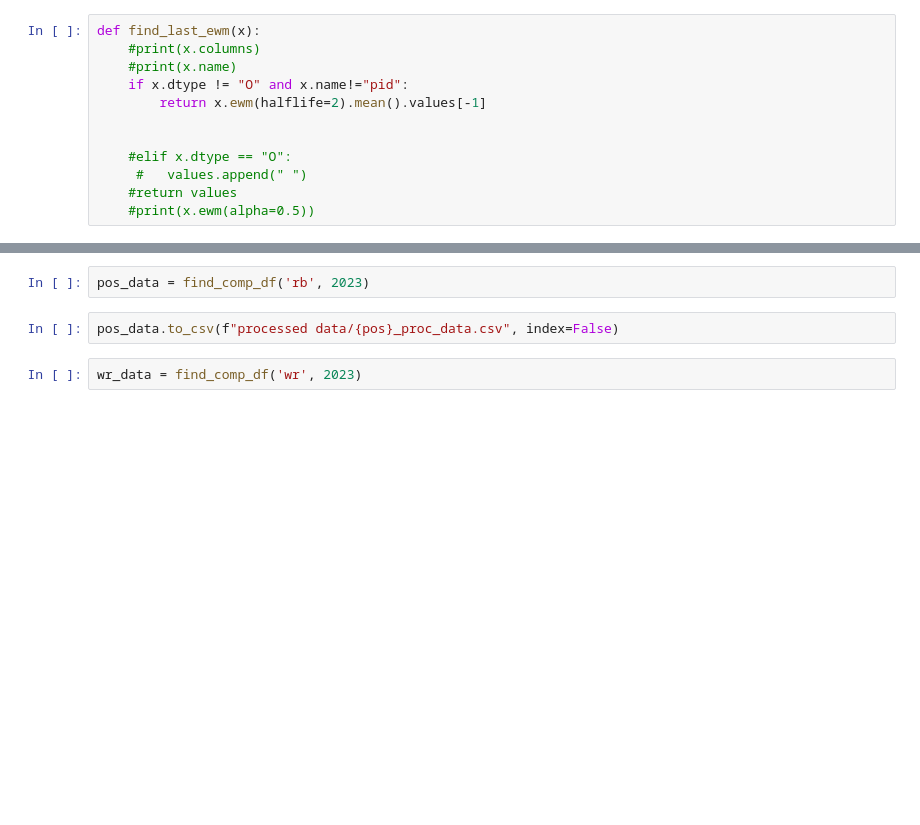
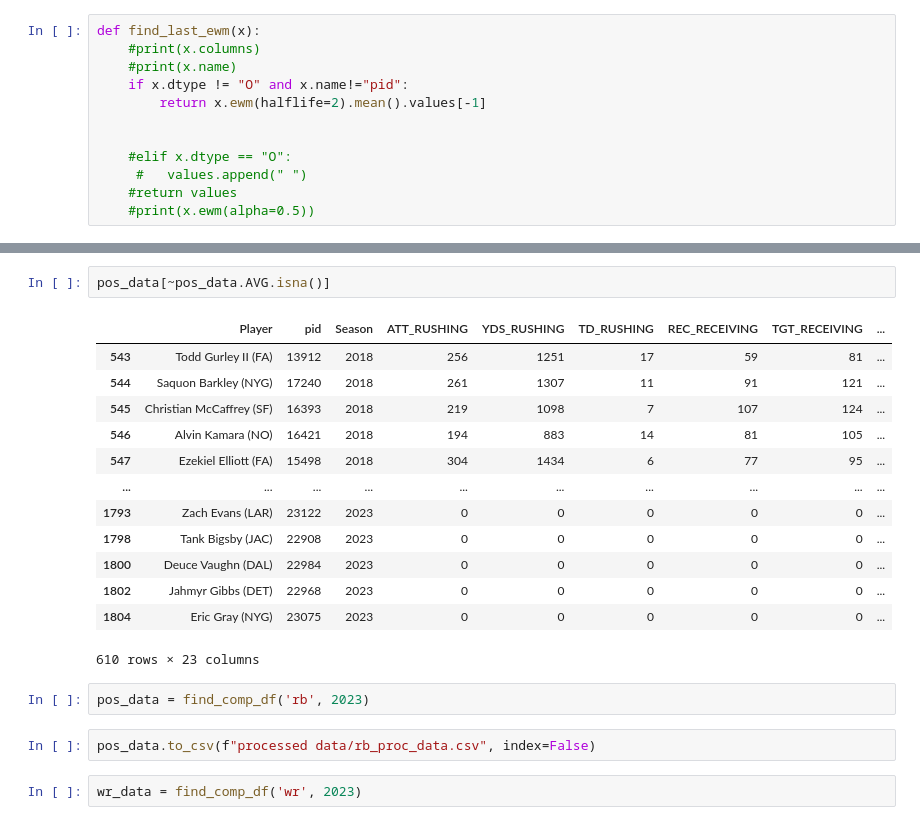
Before and after one commit to sslp23/ff_optimizer, a Jupyter notebook: Data Proccessing.ipynb, the cells around one changed output, grey strips where cells are left out. Cells and saved outputs as stored; diff of their text form; blank space fills up the shorter version.

```diff
--- a/Data Proccessing.ipynb
+++ b/Data Proccessing.ipynb
@@ -129,7 +144,23 @@ def find_comp_df(pos, season_int, how="past"):
+# %%
+pos_data[~pos_data.AVG.isna()]
+# %% [output]
+|  | Player | pid | Season | ATT_RUSHING | YDS_RUSHING | TD_RUSHING | REC_RECEIVING | TGT_RECEIVING | ... |
+| 543 | Todd Gurley II (FA) | 13912 | 2018 | 256 | 1251 | 17 | 59 | 81 | ... |
+| 544 | Saquon Barkley (NYG) | 17240 | 2018 | 261 | 1307 | 11 | 91 | 121 | ... |
+| 545 | Christian McCaffrey (SF) | 16393 | 2018 | 219 | 1098 | 7 | 107 | 124 | ... |
+| 546 | Alvin Kamara (NO) | 16421 | 2018 | 194 | 883 | 14 | 81 | 105 | ... |
+| 547 | Ezekiel Elliott (FA) | 15498 | 2018 | 304 | 1434 | 6 | 77 | 95 | ... |
+| ... | ... | ... | ... | ... | ... | ... | ... | ... | ... |
+| 1793 | Zach Evans (LAR) | 23122 | 2023 | 0 | 0 | 0 | 0 | 0 | ... |
+| 1798 | Tank Bigsby (JAC) | 22908 | 2023 | 0 | 0 | 0 | 0 | 0 | ... |
+| 1800 | Deuce Vaughn (DAL) | 22984 | 2023 | 0 | 0 | 0 | 0 | 0 | ... |
+| 1802 | Jahmyr Gibbs (DET) | 22968 | 2023 | 0 | 0 | 0 | 0 | 0 | ... |
+| 1804 | Eric Gray (NYG) | 23075 | 2023 | 0 | 0 | 0 | 0 | 0 | ... |
+610 rows × 23 columns
 # %%
 pos_data = find_comp_df('rb', 2023)
 # %%
-pos_data.to_csv(f"processed data/{pos}_proc_data.csv", index=False)
+pos_data.to_csv(f"processed data/rb_proc_data.csv", index=False)
 # %%
 wr_data = find_comp_df('wr', 2023)
 # %%
```
Also changed, not shown: parts of 8 cells of this notebook, 13 other files.
